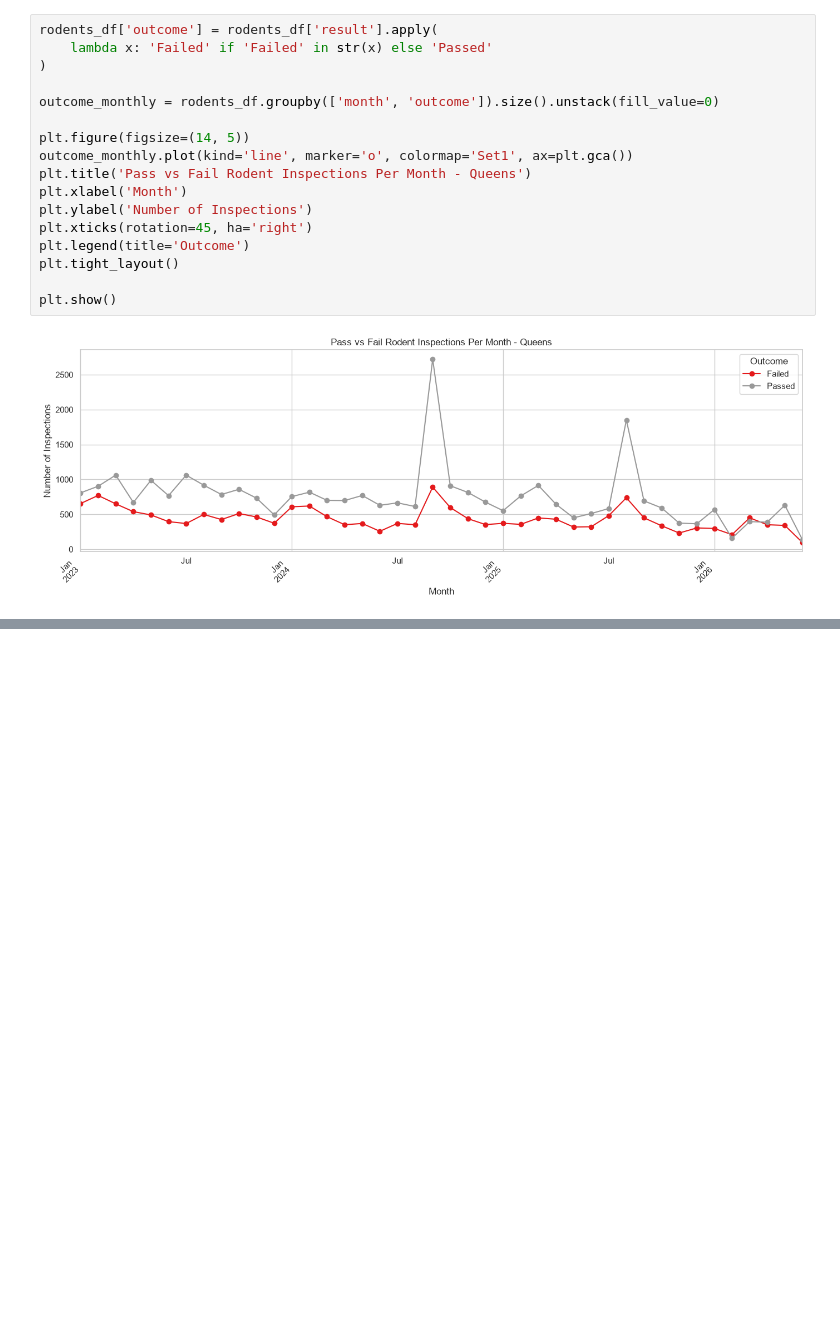
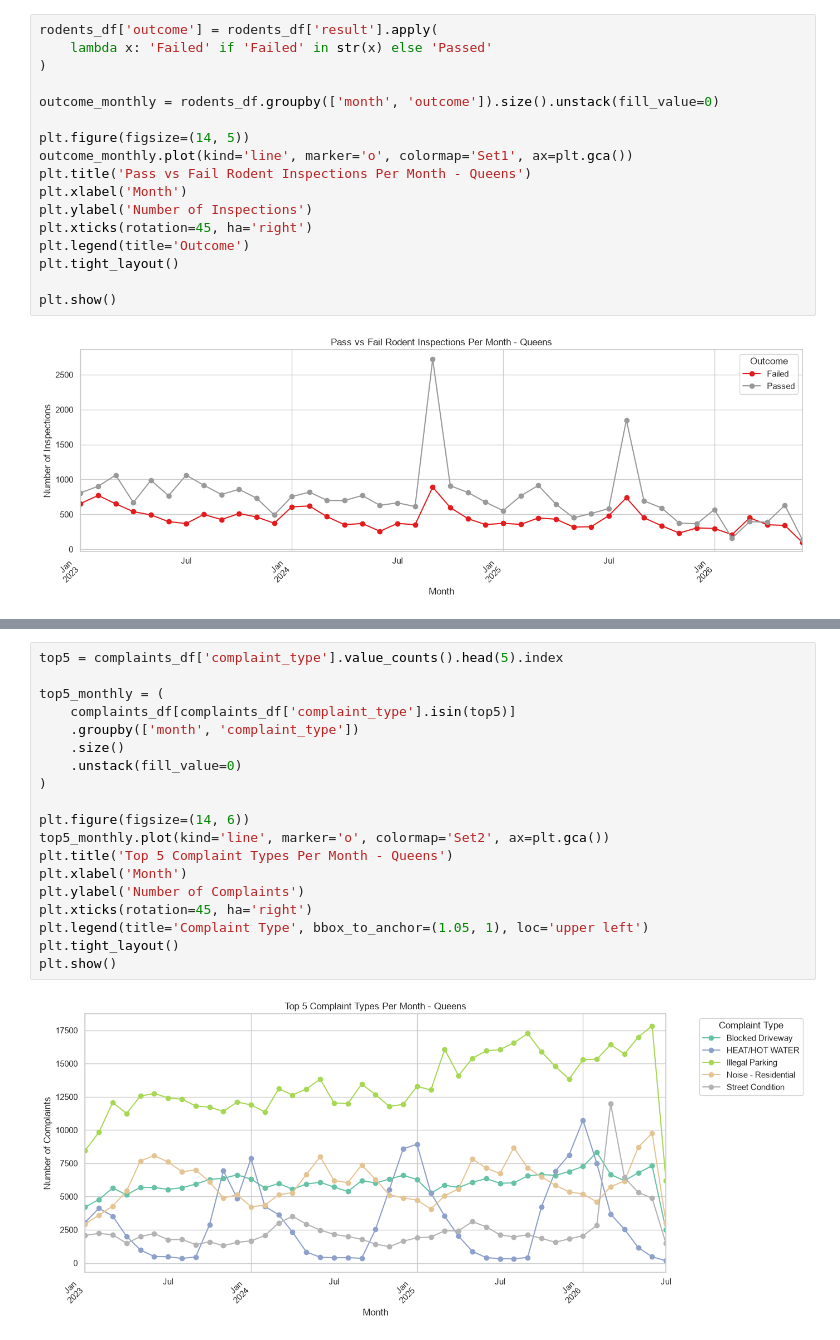
Before and after one commit to ac11599/nyc-restaurant-inspections, a Jupyter notebook: NYC-restaurant-inspections.ipynb, the cells around one changed output, grey strips where cells are left out. Saved outputs shown, nothing was run; the diff lists cells and outputs as text; blank space fills up the shorter version.

```diff
--- a/NYC-restaurant-inspections.ipynb
+++ b/NYC-restaurant-inspections.ipynb
@@ -336,0 +476,21 @@ plt.show()
+# %%
+top5 = complaints_df['complaint_type'].value_counts().head(5).index
+
+top5_monthly = (
+    complaints_df[complaints_df['complaint_type'].isin(top5)]
+    .groupby(['month', 'complaint_type'])
+    .size()
+    .unstack(fill_value=0)
+)
+
+plt.figure(figsize=(14, 6))
+top5_monthly.plot(kind='line', marker='o', colormap='Set2', ax=plt.gca())
+plt.title('Top 5 Complaint Types Per Month - Queens')
+plt.xlabel('Month')
+plt.ylabel('Number of Complaints')
+plt.xticks(rotation=45, ha='right')
+plt.legend(title='Complaint Type', bbox_to_anchor=(1.05, 1), loc='upper left')
+plt.tight_layout()
+plt.show()
+# %% [output]
+[figure, added]
```
Also changed, not shown: parts of 14 cells of this notebook.
